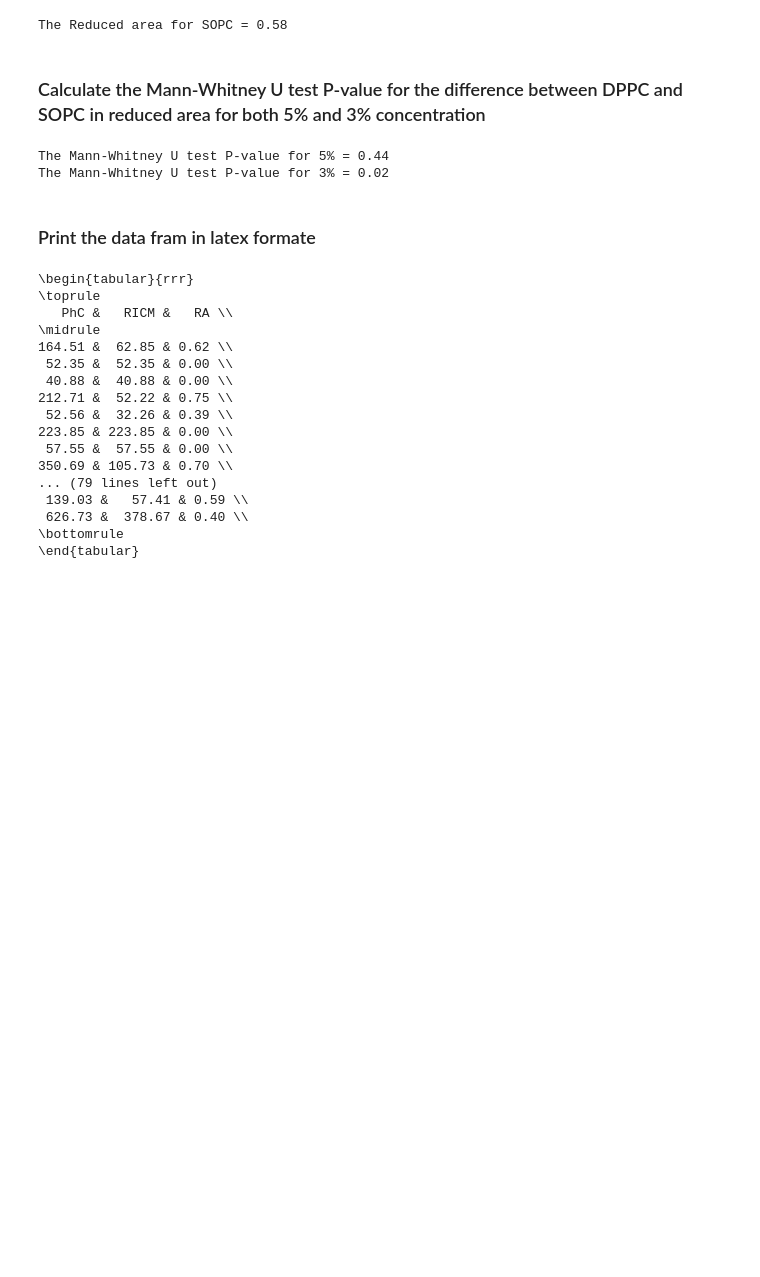
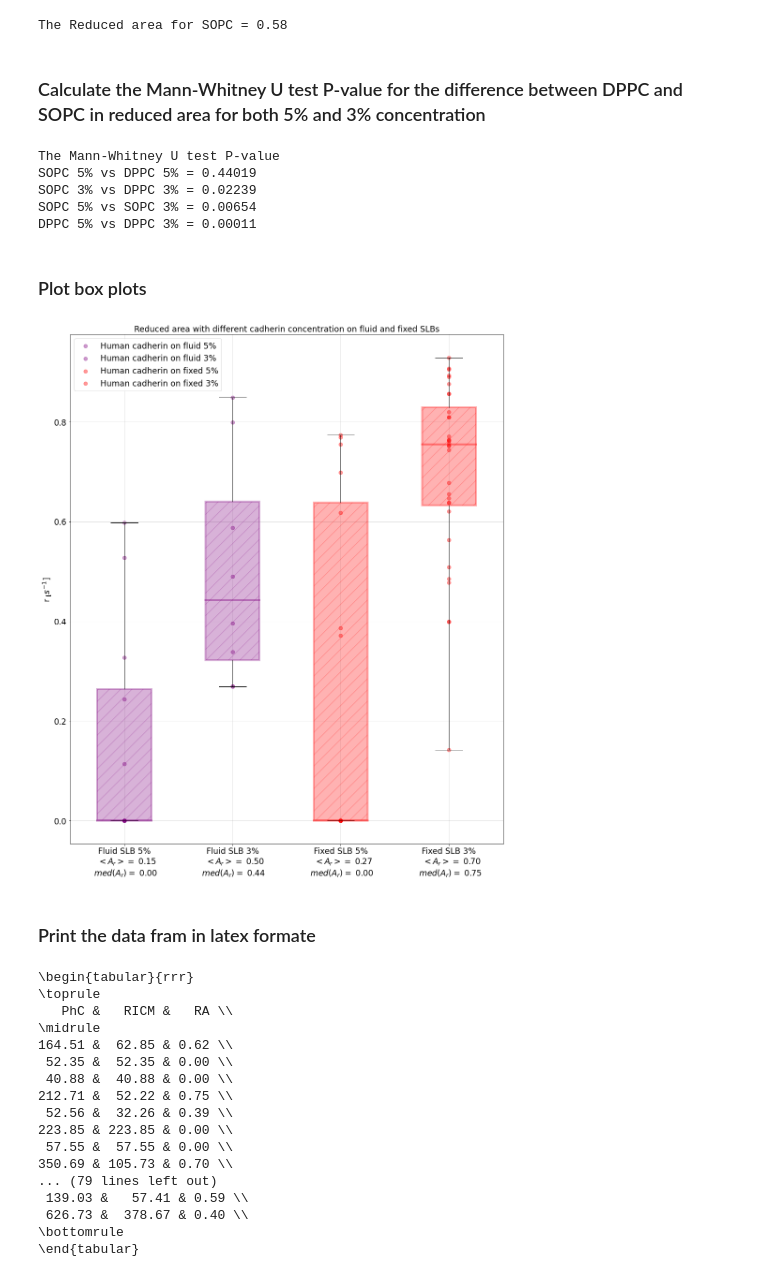
Before and after one commit to ahmed344/Reduced_Area, a Jupyter notebook: reduced_area.ipynb, the cells around one changed output. Saved outputs shown, nothing was run; the diff lists cells and outputs as text; code cells hidden in the pictures; blank space fills up the shorter version.

Commit message:
Add box plot

```diff
--- a/reduced_area.ipynb
+++ b/reduced_area.ipynb
@@ -77,11 +86,75 @@ The Reduced area for SOPC = 0.58
 _, p5 = mannwhitneyu(df_dppc5.RA.values, df_sopc5.RA.values)
 _, p3 = mannwhitneyu(df_dppc3.RA.values, df_sopc3.RA.values)
 
-print(f'The Mann-Whitney U test P-value for 5% = {p5:.2f}')
-print(f'The Mann-Whitney U test P-value for 3% = {p3:.2f}')
+_, p_sopc = mannwhitneyu(df_sopc5.RA.values, df_sopc3.RA.values)
+_, p_dppc = mannwhitneyu(df_dppc5.RA.values, df_dppc3.RA.values)
+
+print(f'The Mann-Whitney U test P-value')
+print(f'SOPC 5% vs DPPC 5% = {p5:.5f}')
+print(f'SOPC 3% vs DPPC 3% = {p3:.5f}')
+print(f'SOPC 5% vs SOPC 3% = {p_sopc:.5f}')
+print(f'DPPC 5% vs DPPC 3% = {p_dppc:.5f}')
 # %% [output]
-The Mann-Whitney U test P-value for 5% = 0.44
-The Mann-Whitney U test P-value for 3% = 0.02
+The Mann-Whitney U test P-value
+SOPC 5% vs DPPC 5% = 0.44019
+SOPC 3% vs DPPC 3% = 0.02239
+SOPC 5% vs SOPC 3% = 0.00654
+DPPC 5% vs DPPC 3% = 0.00011
+# %% [markdown]
+### Plot box plots
+# %%
+# Extract the reduced area from the data frames
+ra_sopc5 = df_sopc5.RA.values
+ra_sopc3 = df_sopc3.RA.values
+ra_dppc5 = df_dppc5.RA.values
+ra_dppc3 = df_dppc3.RA.values
+
+
+plt.figure(figsize=(16.54,20))     # 16.54,20
+
+# Define the boxes
+bp = plt.boxplot([ra_sopc5, ra_sopc3, ra_dppc5, ra_dppc3],
+                labels = [f'Fluid SLB 5%\n  $<A_r>=$ {ra_sopc5.mean():.2f}\n $med(A_r)=$ {np.median(ra_sopc5):.2f}',
+                          f'Fluid SLB 3%\n  $<A_r>=$ {ra_sopc3.mean():.2f}\n $med(A_r)=$ {np.median(ra_sopc3):.2f}',
+                          f'Fixed SLB 5%\n  $<A_r>=$ {ra_dppc5.mean():.2f}\n $med(A_r)=$ {np.median(ra_dppc5):.2f}',
+                          f'Fixed SLB 3%\n  $<A_r>=$ {ra_dppc3.mean():.2f}\n $med(A_r)=$ {np.median(ra_dppc3):.2f}'],
+                whis = 3.5,
+                widths = 0.5,
+                patch_artist=True);
+
+# Customize the boxes
+bp['boxes'][0].set(color = 'purple', hatch = '/', linewidth=4, alpha = 0.3)
+bp['boxes'][1].set(color = 'purple', hatch = '/', linewidth=4, alpha = 0.3)
+bp['boxes'][2].set(color = 'red'   , hatch = '/', linewidth=4, alpha = 0.3)
+bp['boxes'][3].set(color = 'red'   , hatch = '/', linewidth=4, alpha = 0.3)
+
+# Customize the Median line
+bp['medians'][0].set(color = 'purple', linewidth=4, alpha = 0.4)
+bp['medians'][1].set(color = 'purple', linewidth=4, alpha = 0.4)
+bp['medians'][2].set(color = 'red'   , linewidth=4, alpha = 0.4)
+bp['medians'][3].set(color = 'red'   , linewidth=4, alpha = 0.4)
+
+
+# Plot the scattered points
+plt.scatter(x = [1] * len(ra_sopc5), y = ra_sopc5, color='purple', s = 60, alpha = 0.4, label= 'Human cadherin on fluid 5%')
+plt.scatter(x = [2] * len(ra_sopc3), y = ra_sopc3, color='purple', s = 60, alpha = 0.4, label= 'Human cadherin on fluid 3%')
+plt.scatter(x = [3] * len(ra_dppc5), y = ra_dppc5, color='red'   , s = 60, alpha = 0.4, label= 'Human cadherin on fixed 5%')
+plt.scatter(x = [4] * len(ra_dppc3), y = ra_dppc3, color='red'   , s = 60, alpha = 0.4, label= 'Human cadherin on fixed 3%')
+
+# Customize the table
+plt.ylabel('r $_[s^{-1}$]', fontsize= 'xx-large')
+plt.xticks(fontsize= 'xx-large')
+plt.yticks(fontsize= 'xx-large')
+#plt.yscale('log')
+plt.title('Reduced area with different cadherin concentration on fluid and fixed SLBs', fontsize='xx-large')
+plt.grid(alpha=0.5)
+plt.legend(fontsize='xx-large')
+
+# Save the figure
+plt.savefig("boxplot_reduced_area_separated")
+plt.show()
+# %% [output]
+[figure, added]
 # %% [markdown]
 ### Print the data fram in latex formate
 # %%
```
Also changed, not shown: parts of 3 cells of this notebook, 1 other file.
